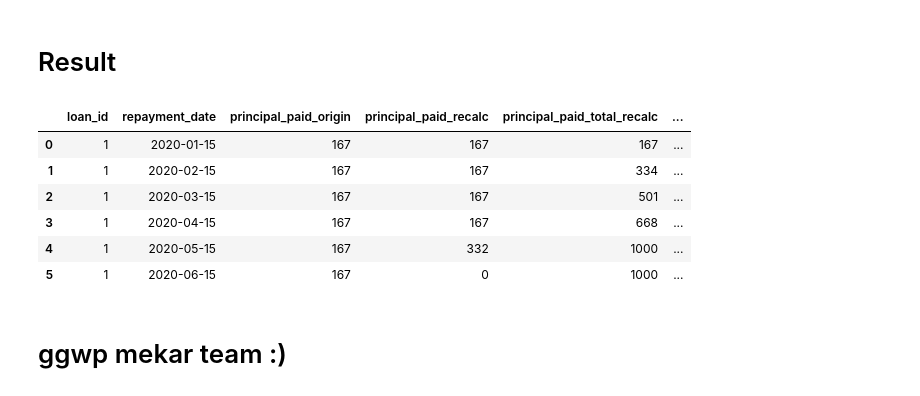
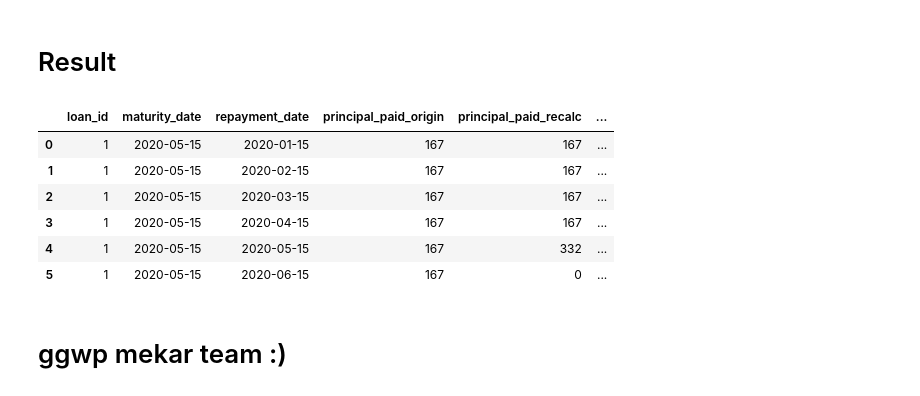
Before and after one commit to erric-syd/installment-adjustment, a Jupyter notebook: Installment_Adjustment.ipynb, the cells around one changed output. Drawn from its saved outputs; the diff is of its cells as text; code cells hidden in the pictures.

```diff
--- a/Installment_Adjustment.ipynb
+++ b/Installment_Adjustment.ipynb
@@ -401,17 +401,17 @@ df_repayment.loc[:, col]
 # Result
 # %%
 # Display necessary column for prod
-col = ['loan_id', 'repayment_date',
+col = ['loan_id', 'maturity_date', 'repayment_date',
        'principal_paid_origin', 'principal_paid_recalc', 'principal_paid_total_recalc', 'principal_outstanding_recalc', 'principal_total_recalc',
        'status_repayment', 'interest_check', 'principal_check']
 df_repayment.loc[:, col]
 # %% [output]
-|  | loan_id | repayment_date | principal_paid_origin | principal_paid_recalc | principal_paid_total_recalc | ... |
-| 0 | 1 | 2020-01-15 | 167 | 167 | 167 | ... |
-| 1 | 1 | 2020-02-15 | 167 | 167 | 334 | ... |
-| 2 | 1 | 2020-03-15 | 167 | 167 | 501 | ... |
-| 3 | 1 | 2020-04-15 | 167 | 167 | 668 | ... |
-| 4 | 1 | 2020-05-15 | 167 | 332 | 1000 | ... |
-| 5 | 1 | 2020-06-15 | 167 | 0 | 1000 | ... |
+|  | loan_id | maturity_date | repayment_date | principal_paid_origin | principal_paid_recalc | ... |
+| 0 | 1 | 2020-05-15 | 2020-01-15 | 167 | 167 | ... |
+| 1 | 1 | 2020-05-15 | 2020-02-15 | 167 | 167 | ... |
+| 2 | 1 | 2020-05-15 | 2020-03-15 | 167 | 167 | ... |
+| 3 | 1 | 2020-05-15 | 2020-04-15 | 167 | 167 | ... |
+| 4 | 1 | 2020-05-15 | 2020-05-15 | 167 | 332 | ... |
+| 5 | 1 | 2020-05-15 | 2020-06-15 | 167 | 0 | ... |
 # %% [markdown]
 # ggwp mekar team :)
```
